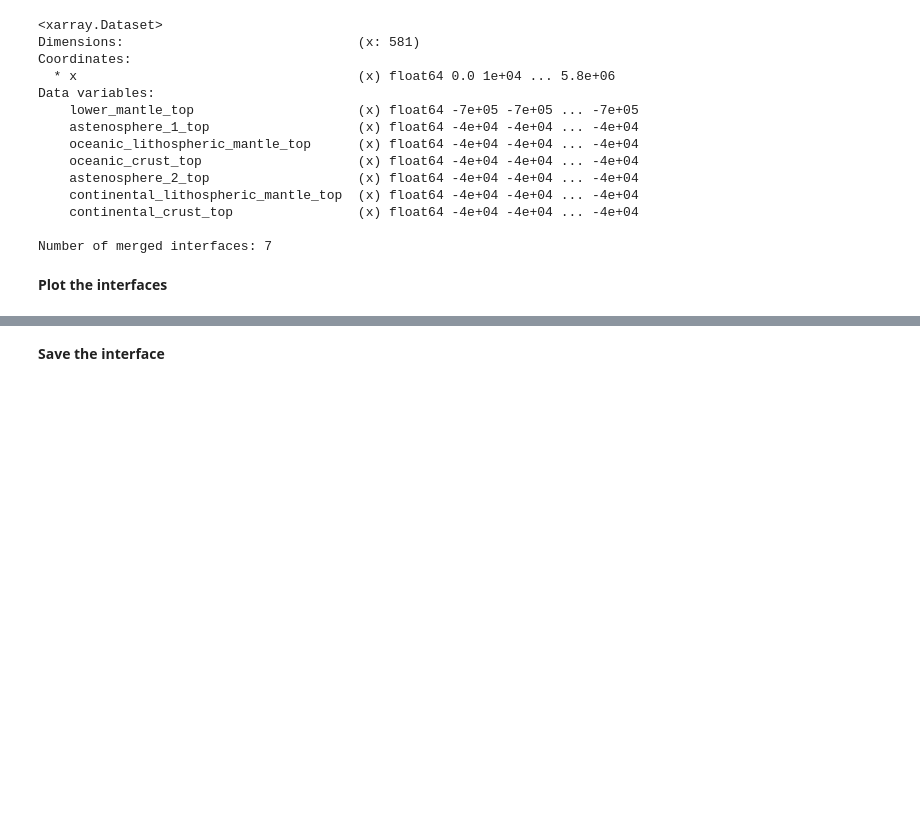
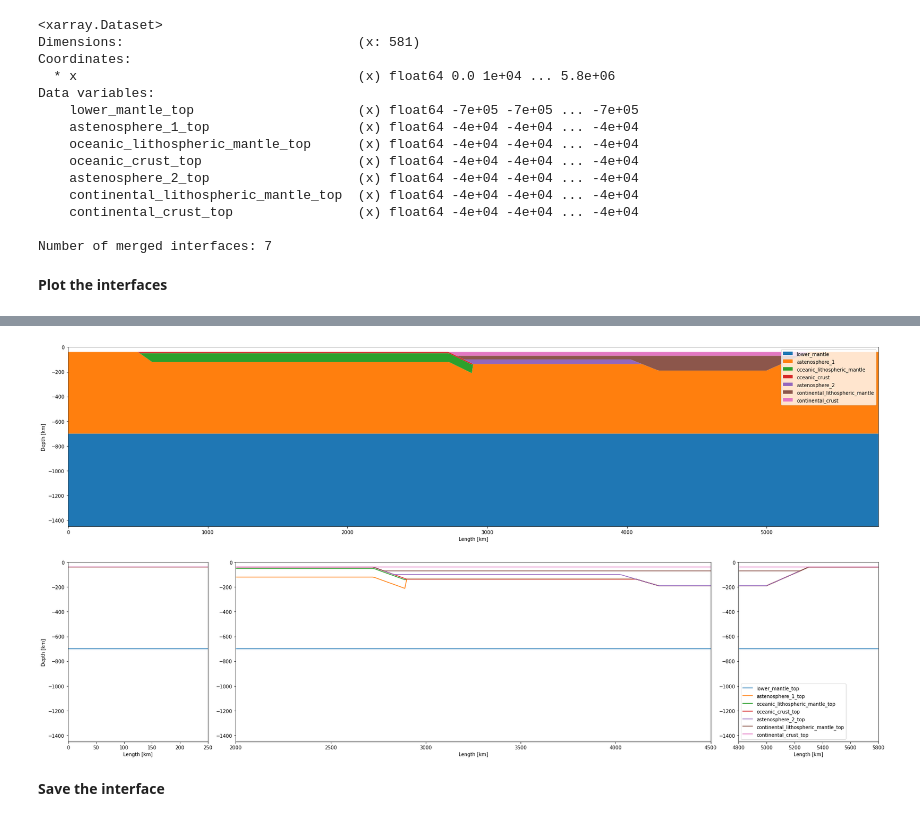
Before and after one commit to jamisonassuncao/mandyoc-scripts, a Jupyter notebook: subduction-initial.ipynb, the cells around one changed output, grey strips where cells are left out. Saved outputs shown, nothing was run; the diff lists cells and outputs as text; code cells hidden in the pictures; blank space fills up the shorter version.

```diff
--- a/subduction-initial.ipynb
+++ b/subduction-initial.ipynb
@@ -177,14 +177,14 @@ oceanic_crust.attrs = {"compositional_factor":0.01,
 # %% [markdown]
 **Astenosphere 2**
 # %%
-slab_xmidle = slab_xmin +  arc_depth / np.tan(slab_slope_rad)
+slab_xmidle = slab_x_min +  continental_arc_depth / np.tan(slab_slope_rad)
 
 astenosphere_2_vertices = [
-    [xmin, arc_depth],
-    [slab_xmin, arc_depth],
-    [transition_xmin, arc_depth],
-    [transition_xmax, continental_lab_depth],
-    [xmax, continental_lab_depth],
+    [x_min, continental_arc_depth],
+    [slab_x_min, continental_arc_depth],
+    [transition_x_min, continental_arc_depth],
+    [transition_x_max, continental_lithosphere_depth],
+    [x_max, continental_lithosphere_depth],
 ]
 
 astenosphere_2 = interface_from_vertices(
@@ -209,8 +209,8 @@ astenosphere_2.attrs = {"compositional_factor":1.0,
 **Continental lithospheric mantle**
 # %%
 continental_lithospheric_mantle_vertices = [
-    [xmin, continental_upper_crust_depth],
-    [xmax, continental_upper_crust_depth]
+    [x_min, continental_crust_depth],
+    [x_max, continental_crust_depth]
 ]
 
 continental_lithospheric_mantle = interface_from_vertices(
@@ -313,7 +313,8 @@ boundaries = {"lower_mantle_top": lower_mantle,
               "oceanic_crust_top": oceanic_crust,
               "astenosphere_2_top": astenosphere_2,
               "continental_lithospheric_mantle_top": continental_lithospheric_mantle,
-              "continental_crust_top": continental_crust}
+              "continental_crust_top": continental_crust
+             }
 if (h_air==0):
     del boundaries[list(boundaries.keys())[-1]]
 
@@ -446,2 +341,52 @@ av = [lower_mantle.activation_volume,
+# %%
+dx = 250
+fig, ax = plt.subplots(figsize=(30,15))
+
+plt.subplot(2, 1, 1)
+aux = 0
+for name, interface in interfaces.items():
+    interface_new = interfaces[name]/1.0e3
+    # plt.plot(interfaces.x/1.0e3, interfaces[name]/1.0e3, label=name)
+    if (aux>0):
+        plt.fill_between(interfaces.x/1.0e3, interface_old, interface_new, label=name[:-4])
+    if (aux==0):
+        plt.fill_between(interfaces.x/1.0e3, interface_new, z_min/1.0e3, label=name[:-4])
+    plt.xlim((x_min/1.0e3, x_max/1.0e3))
+    plt.ylim((z_min/1.0e3, z_max/1.0e3))
+    plt.xlabel("Length [km]")
+    plt.ylabel("Depth [km]")
+    name_a = name
+    interface_old = interfaces[name]/1.0e3
+    aux += 1
+    plt.legend()
+
+plt.subplot(2, 5, 6)
+for name, interface in interfaces.items():
+    plt.plot(interfaces.x/1.0e3, interfaces[name]/1.0e3, label=name)
+    plt.xlim((x_min/1.0e3, x_min/1.0e3 + dx))
+    plt.ylim((z_min/1.0e3, z_max/1.0e3))
+    plt.xlabel("Length [km]")
+    plt.ylabel("Depth [km]")
+
+plt.subplot(2, 5, (7, 9))
+for name, interface in interfaces.items():
+    plt.plot(interfaces.x/1.0e3, interfaces[name]/1.0e3, label=name)
+    plt.xlim((x_min/1.0e3 + 2_000, x_max/1.0e3 - 1_300))
+    plt.ylim((z_min/1.0e3, z_max/1.0e3))
+    plt.xlabel("Length [km]")
+    # plt.ylabel("Depth [km]")
+
+plt.subplot(2, 5, 10)
+for name, interface in interfaces.items():
+    plt.plot(interfaces.x/1.0e3, interfaces[name]/1.0e3, label=name)
+    plt.xlim((x_max/1.0e3 - 1_000, x_max/1.0e3))
+    plt.ylim((z_min/1.0e3, z_max/1.0e3))
+    plt.xlabel("Length [km]")
+    # plt.ylabel("Depth [km]")
+
+plt.legend()
+plt.show()
+# %% [output]
+[figure, added]
 # %% [markdown]
 **Save the interface**
```
Also changed, not shown: parts of 18 cells of this notebook, 1 other file.
